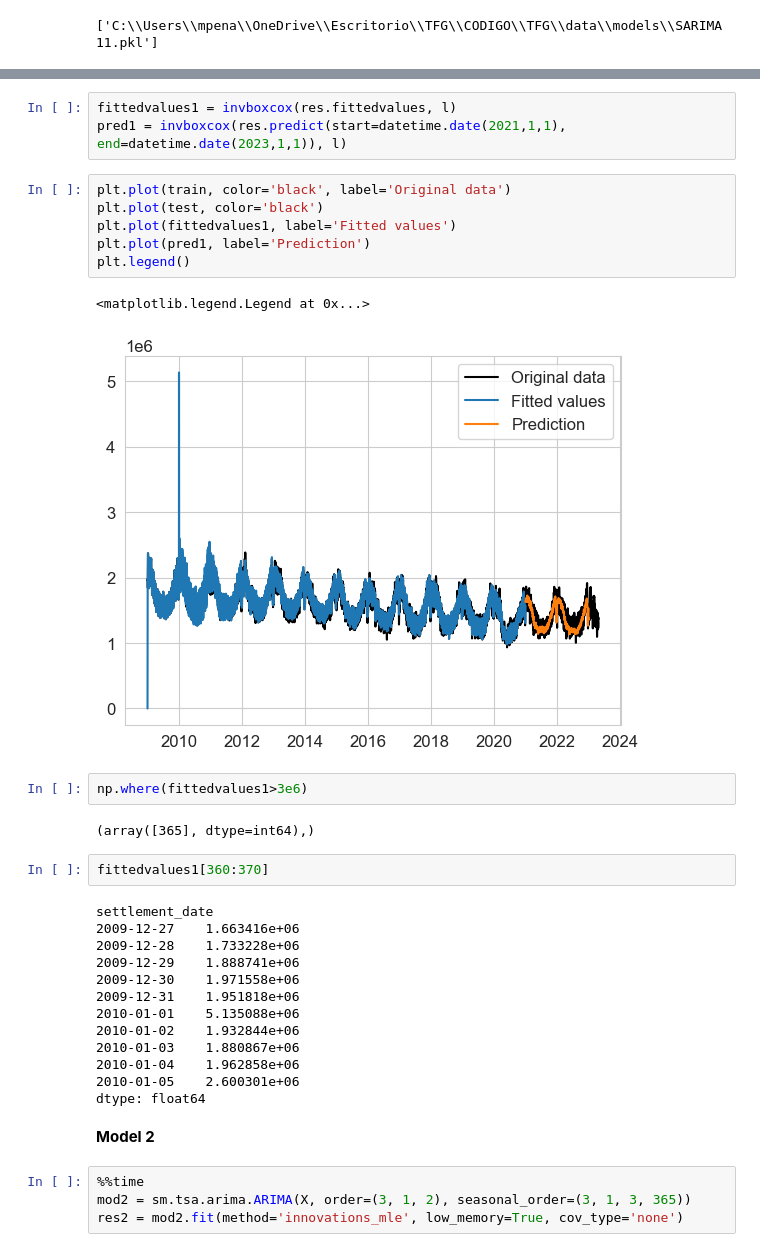
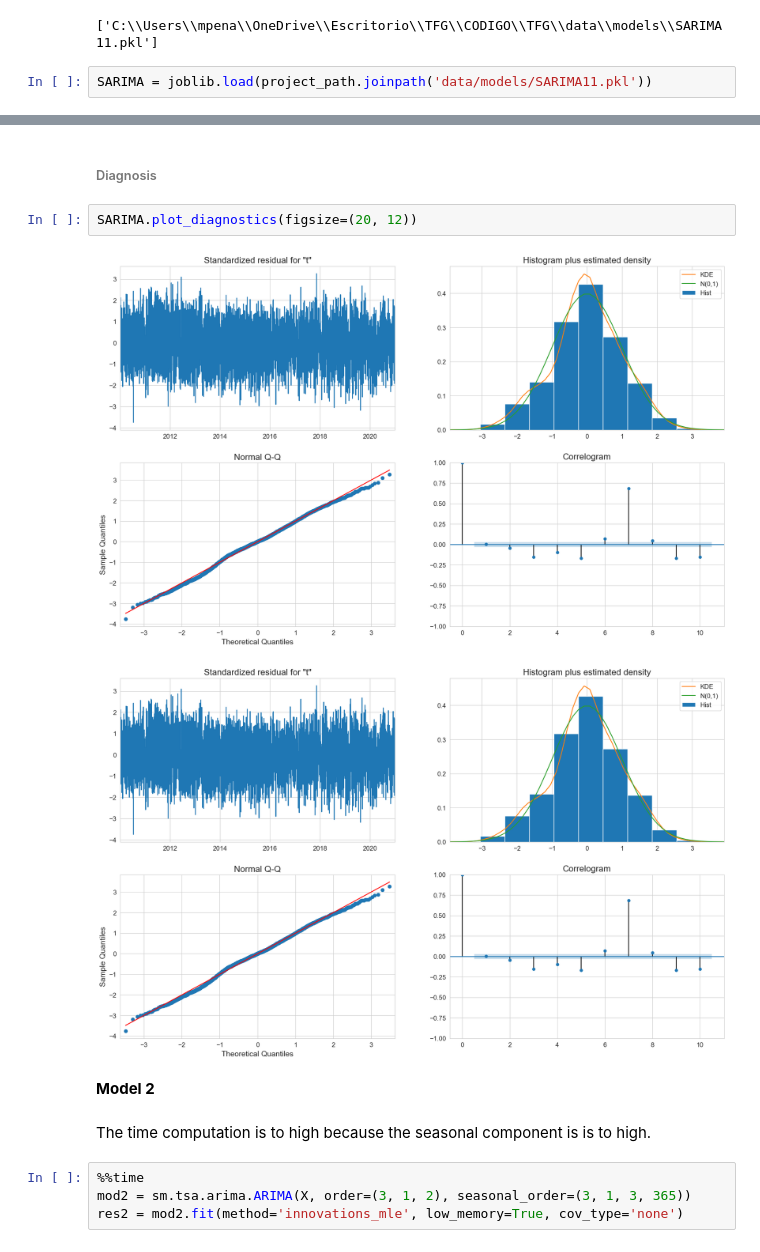
Before and after one commit to MarinaPenalver/TFG, a Jupyter notebook: notebooks/4. SARIMA.ipynb, the cells around one changed output, grey strips where cells are left out. Drawn from its saved outputs; the diff is of its cells as text.

```diff
--- a/notebooks/4. SARIMA.ipynb
+++ b/notebooks/4. SARIMA.ipynb
@@ -306,4 +267,6 @@ joblib.dump(mod, project_path.joinpath('data/models/SARIMA1.pkl'))
 joblib.dump(res, project_path.joinpath('data/models/SARIMA11.pkl'))
 # %% [output]
 ['C:\\Users\\mpena\\OneDrive\\Escritorio\\TFG\\CODIGO\\TFG\\data\\models\\SARIMA11.pkl']
+# %%
+SARIMA = joblib.load(project_path.joinpath('data/models/SARIMA11.pkl'))
 # %%
@@ -326,39 +289,17 @@ Covariance Type:                      Not computed
 
 Warnings:
 [1] Covariance matrix not calculated.
-# %%
-fittedvalues1 = invboxcox(res.fittedvalues, l)
-pred1 = invboxcox(res.predict(start=datetime.date(2021,1,1), end=datetime.date(2023,1,1)), l)
-# %%
-plt.plot(train, color='black', label='Original data')
-plt.plot(test, color='black')
-plt.plot(fittedvalues1, label='Fitted values')
-plt.plot(pred1, label='Prediction')
-plt.legend()
-# %% [output]
-<matplotlib.legend.Legend at 0x...>
-[figure, old version]
-# %%
-np.where(fittedvalues1>3e6)
-# %% [output]
-(array([365], dtype=int64),)
-# %%
-fittedvalues1[360:370]
-# %% [output]
-settlement_date
-2009-12-27    1.663416e+06
-2009-12-28    1.733228e+06
-2009-12-29    1.888741e+06
-2009-12-30    1.971558e+06
-2009-12-31    1.951818e+06
-2010-01-01    5.135088e+06
-2010-01-02    1.932844e+06
-2010-01-03    1.880867e+06
-2010-01-04    1.962858e+06
-2010-01-05    2.600301e+06
-dtype: float64
+# %% [markdown]
+###### Diagnosis
+# %%
+SARIMA.plot_diagnostics(figsize=(20, 12))
+# %% [output]
+[figure, added]
+[figure, added]
 # %% [markdown]
 **Model 2**
+# %% [markdown]
+The time computation is to high because the seasonal component is is to high.
 # %%
 %%time
 mod2 = sm.tsa.arima.ARIMA(X, order=(3, 1, 2), seasonal_order=(3, 1, 3, 365))
```
Also changed, not shown: parts of 31 cells of this notebook, 8 other files.
